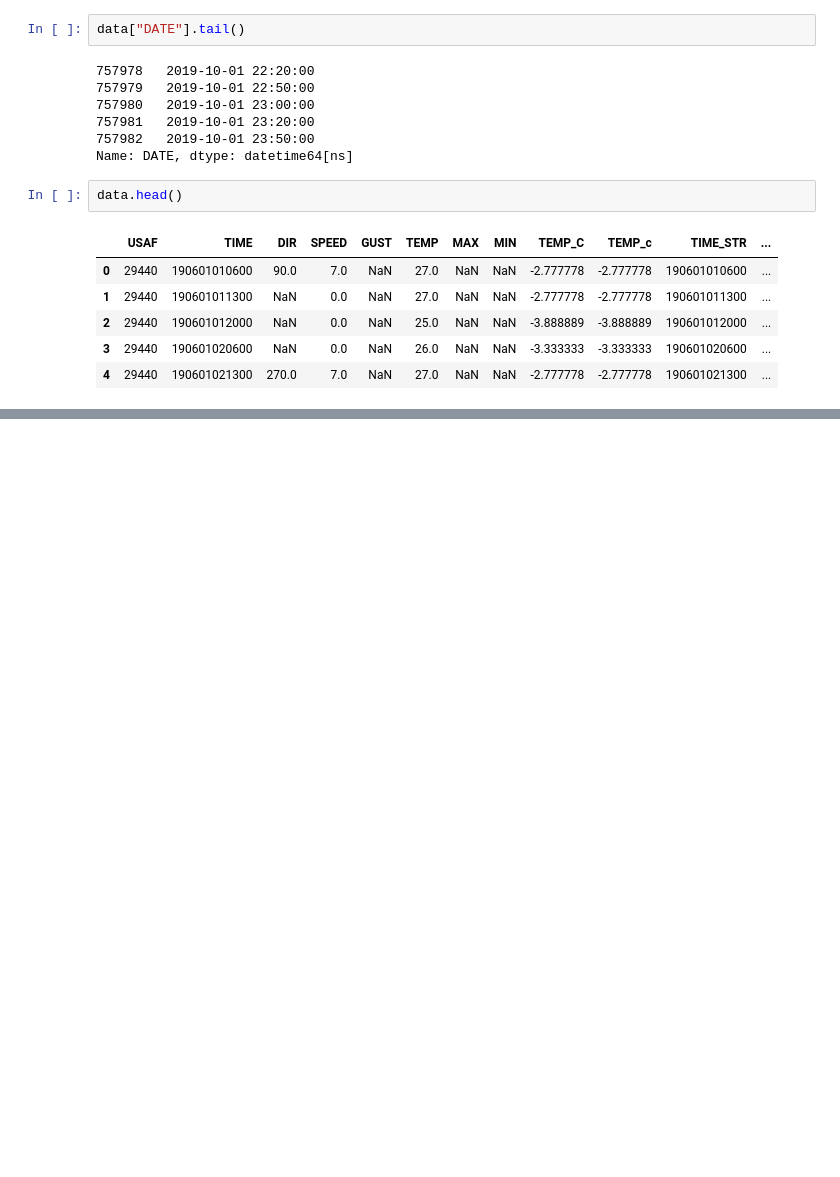
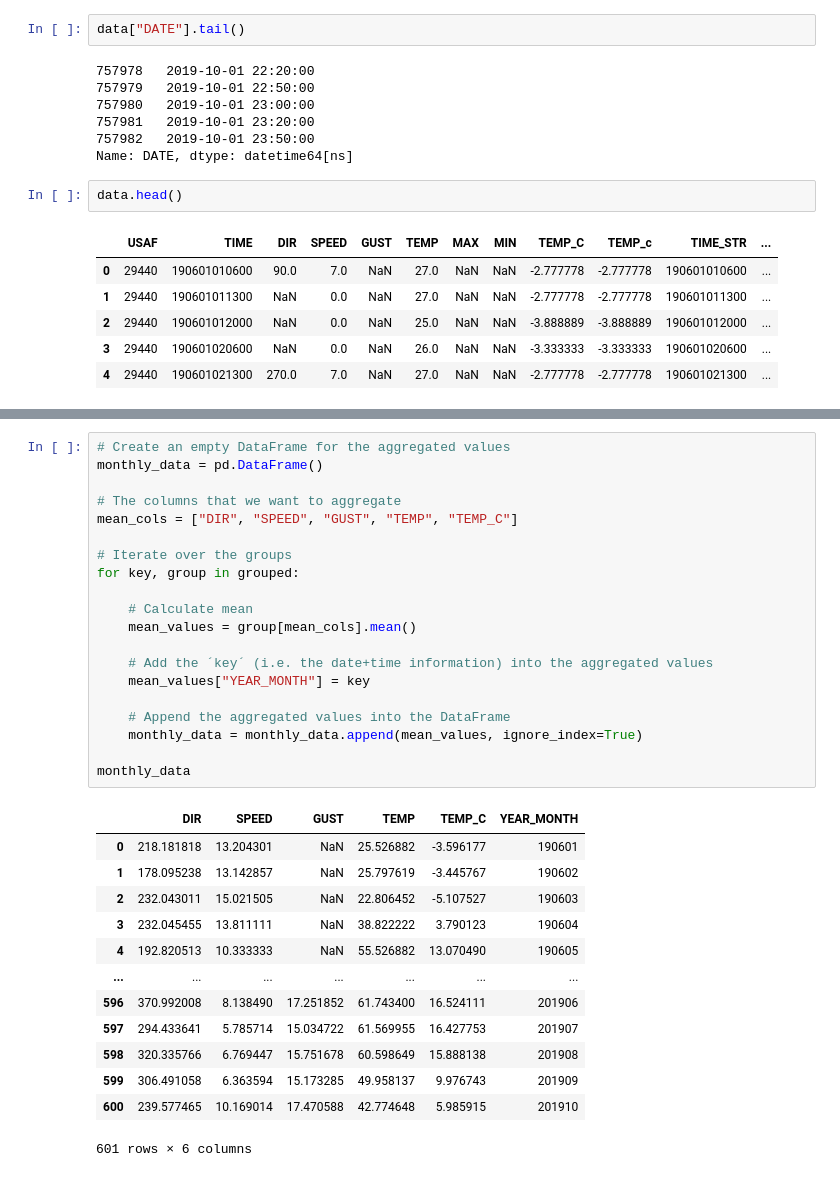
Before and after one commit to yangshanye/Python-Tutorial, a Jupyter notebook: Geopython_basic_expresion.ipynb, the cells around one changed output, grey strips where cells are left out. Saved outputs shown, nothing was run; the diff lists cells and outputs as text; blank space fills up the shorter version.

```diff
--- a/Geopython_basic_expresion.ipynb
+++ b/Geopython_basic_expresion.ipynb
@@ -2513,0 +2532,34 @@ for key, group in grouped:
+# %%
+# Create an empty DataFrame for the aggregated values
+monthly_data = pd.DataFrame()
+
+# The columns that we want to aggregate
+mean_cols = ["DIR", "SPEED", "GUST", "TEMP", "TEMP_C"]
+
+# Iterate over the groups
+for key, group in grouped:
+
+    # Calculate mean
+    mean_values = group[mean_cols].mean()
+
+    # Add the ´key´ (i.e. the date+time information) into the aggregated values
+    mean_values["YEAR_MONTH"] = key
+
+    # Append the aggregated values into the DataFrame
+    monthly_data = monthly_data.append(mean_values, ignore_index=True)
+
+monthly_data
+# %% [output]
+|  | DIR | SPEED | GUST | TEMP | TEMP_C | YEAR_MONTH |
+| 0 | 218.181818 | 13.204301 | NaN | 25.526882 | -3.596177 | 190601 |
+| 1 | 178.095238 | 13.142857 | NaN | 25.797619 | -3.445767 | 190602 |
+| 2 | 232.043011 | 15.021505 | NaN | 22.806452 | -5.107527 | 190603 |
+| 3 | 232.045455 | 13.811111 | NaN | 38.822222 | 3.790123 | 190604 |
+| 4 | 192.820513 | 10.333333 | NaN | 55.526882 | 13.070490 | 190605 |
+| ... | ... | ... | ... | ... | ... | ... |
+| 596 | 370.992008 | 8.138490 | 17.251852 | 61.743400 | 16.524111 | 201906 |
+| 597 | 294.433641 | 5.785714 | 15.034722 | 61.569955 | 16.427753 | 201907 |
+| 598 | 320.335766 | 6.769447 | 15.751678 | 60.598649 | 15.888138 | 201908 |
+| 599 | 306.491058 | 6.363594 | 15.173285 | 49.958137 | 9.976743 | 201909 |
+| 600 | 239.577465 | 10.169014 | 17.470588 | 42.774648 | 5.985915 | 201910 |
+601 rows × 6 columns
```
Also changed, not shown: parts of 67 cells of this notebook.
